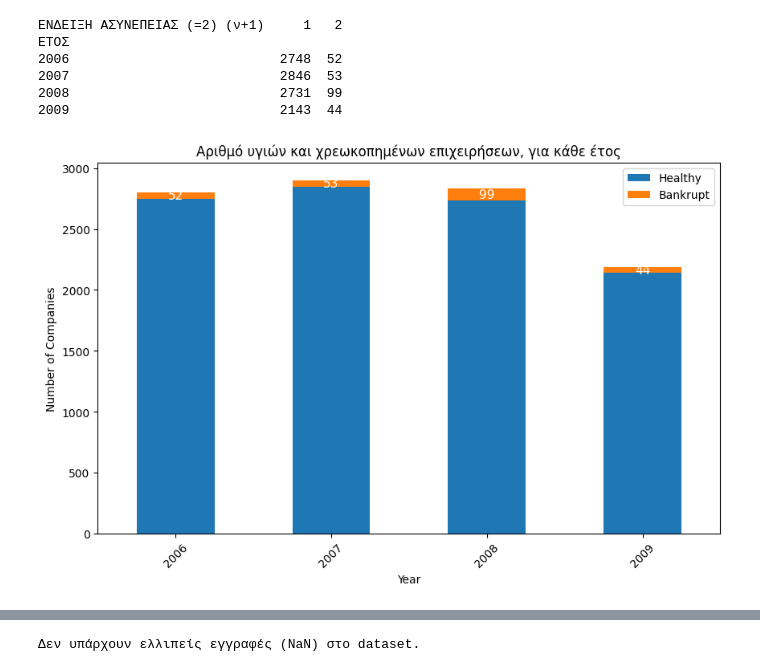
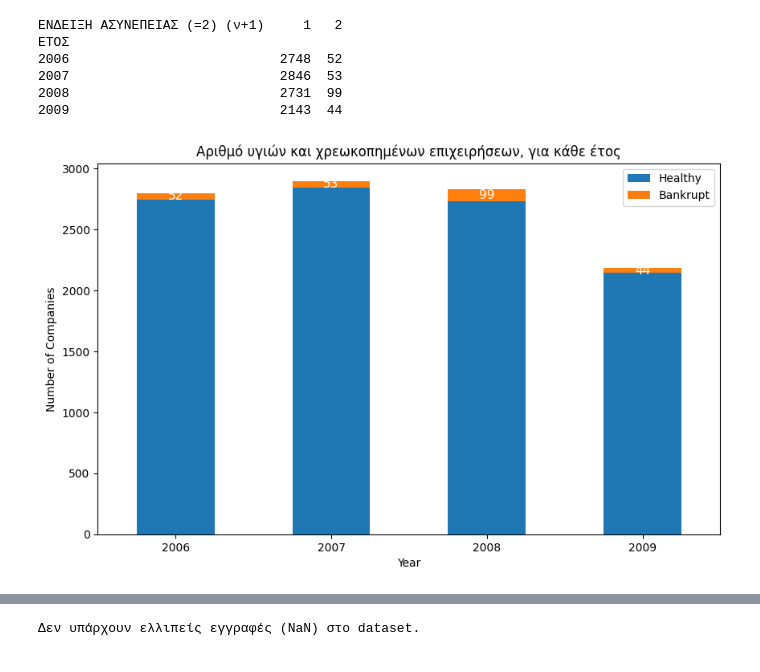
Before and after one commit to chrisaMel/Machine-Learning, a Jupyter notebook: BankruptcyClassifier1.ipynb, the cells around one changed output, grey strips where cells are left out. Cells and saved outputs as stored; diff of their text form; code cells hidden in the pictures.

```diff
--- a/BankruptcyClassifier1.ipynb
+++ b/BankruptcyClassifier1.ipynb
@@ -103,33 +67,33 @@ import matplotlib.pyplot as plt
 # grouped_data.plot(kind='bar', stacked=True, figsize=(10, 6))
 
 # # Προσθήκη τίτλου και ετικετών
 # plt.title('Stacked Bar Plot of Companies per Year')
 # plt.xlabel('Year')
 # plt.ylabel('Total Number of Companies')
 # plt.legend(['Healthy', 'Bankrupt'])
 # plt.xticks(rotation=45)
 
 # # Εμφάνιση του γραφήματος
 # plt.show()
 
 
 # Δημιουργία stacked bar plot για τον Αριθμό υγιών και χρεωκοπημένων επιχειρήσεων, για κάθε έτος
 ax = grouped_data.plot(kind='bar', stacked=True, figsize=(10, 6))
 
 # Προσθήκη ετικετών για τις bankrupt επιχειρήσεις (πάνω από το σωστό σημείο κάθε μπάρας)
 for i, (healthy, bankrupt) in enumerate(zip(grouped_data[1], grouped_data[2])):
     # Ετικέτα για bankrupt (πάνω από το stacked μέρος)
     ax.text(i, healthy + bankrupt / 2, str(int(bankrupt)), ha='center', va='center', color='white', fontsize=11)
 
 # Προσθήκη τίτλου και ετικετών αξόνων
 plt.title('Αριθμό υγιών και χρεωκοπημένων επιχειρήσεων, για κάθε έτος')
 plt.xlabel('Year')
 plt.ylabel('Number of Companies')
 plt.legend(['Healthy', 'Bankrupt'])
-plt.xticks(rotation=45)
+plt.xticks(rotation=360)
 
 # Εμφάνιση του γραφήματος
 plt.show()
 # %% [output]
-[figure, old version]
+[figure, new version]
 # %%
```
Also changed, not shown: parts of 9 cells of this notebook.
